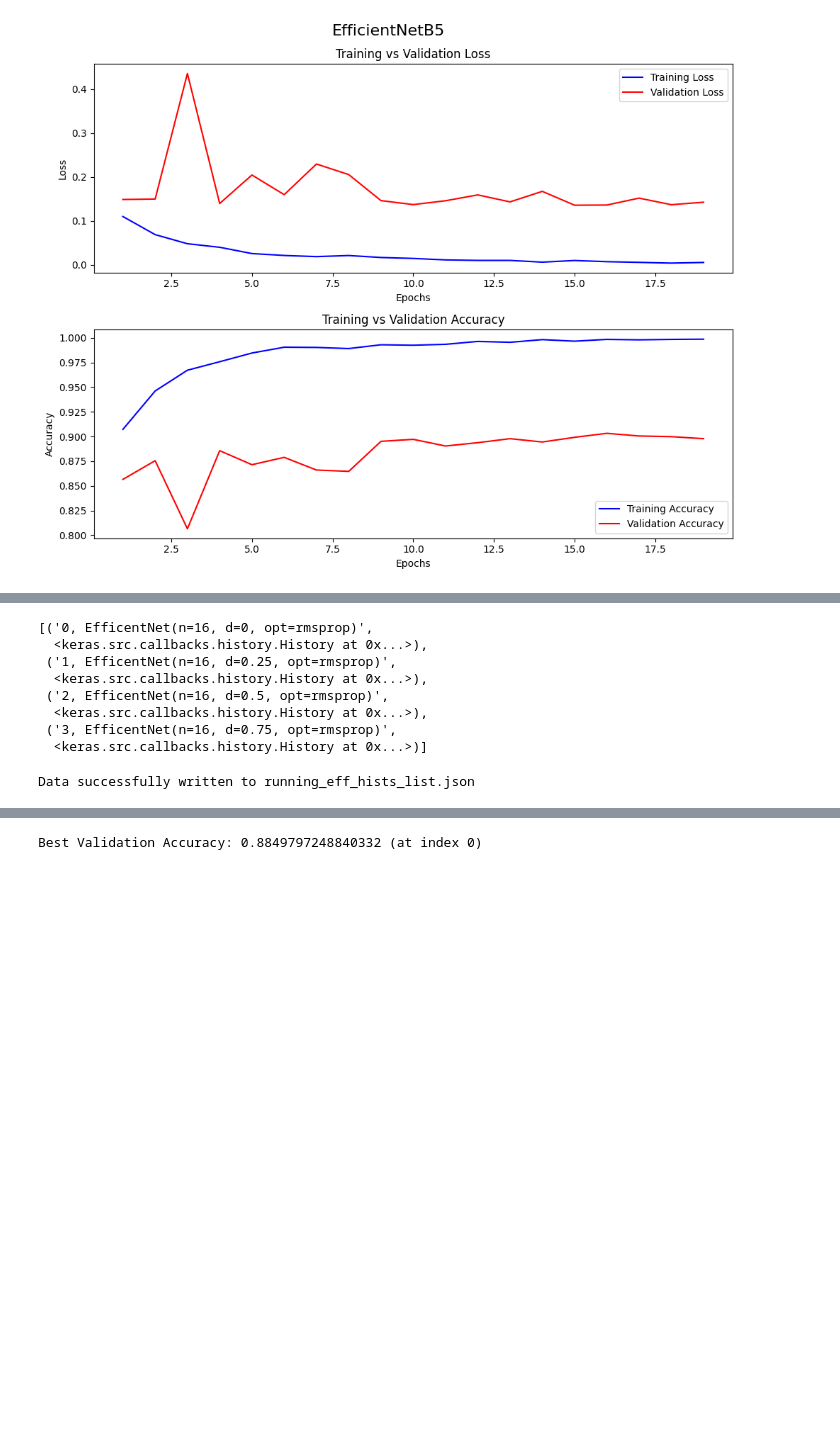
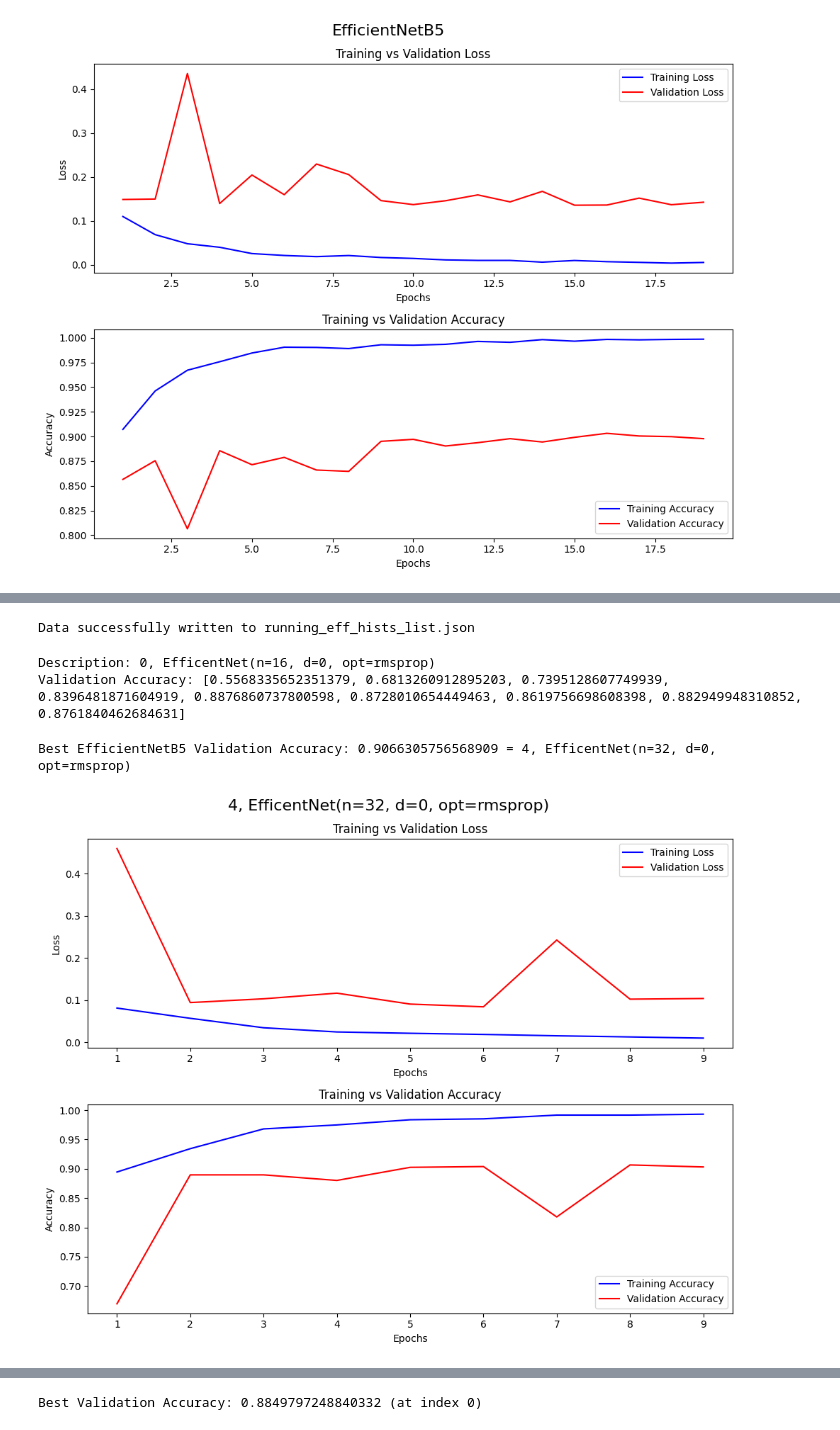
Before and after one commit to evanhollier/4531_Final, a Jupyter notebook: baselines.ipynb, the cells around one changed output, grey strips where cells are left out. Saved outputs shown, nothing was run; the diff lists cells and outputs as text; code cells hidden in the pictures; blank space fills up the shorter version.

Commit message:
finish running rmsprop EfficentNet combinations

```diff
--- a/baselines.ipynb
+++ b/baselines.ipynb
@@ -325,10 +309,13 @@ def make_n_fit_Xcept(n, d, opt, n_epochs=10):
 # %%
-running_eff_hists_list = []
-hist_id = 0
+# run once before doing any batches. will overwrite current work.
+#running_eff_hists_list = []
+#hist_id = 0
+# now that running_eff_hists_list exists, load it from the json (below)
 # %%
 # What we loop through
-optimizers = ["rmsprop"]#, "adam"]
-# total_neurons = [16, 32, 64, 128, 256]
+# optimizers = ["rmsprop", "adam"]
+optimizers = ["adam"]
+# total_neurons = [16, 32, 64, 128]
 total_neurons = [16]
 drops = [0, .25, .5]
 
@@ -365,12 +344 @@ print(len(running_eff_hists_list))
-# %%
-running_eff_hists_list
-# %% [output]
-[('0, EfficentNet(n=16, d=0, opt=rmsprop)',
-  <keras.src.callbacks.history.History at 0x...>),
- ('1, EfficentNet(n=16, d=0.25, opt=rmsprop)',
-  <keras.src.callbacks.history.History at 0x...>),
- ('2, EfficentNet(n=16, d=0.5, opt=rmsprop)',
-  <keras.src.callbacks.history.History at 0x...>),
- ('3, EfficentNet(n=16, d=0.75, opt=rmsprop)',
-  <keras.src.callbacks.history.History at 0x...>)]
 # %%
@@ -401,3 +365,60 @@ Data successfully written to running_eff_hists_list.json
 # Read the serialized histories from the JSON file
 with open('running_eff_hists_list.json', 'r') as json_file:
     serialized_histories = json.load(json_file)
+# %%
+# Rebuild running_eff_hists_list (and eventually running_xcept_hists_list) by mimicing history object
+class SimplifiedHistory:
+    def __init__(self, history_data):
+        self.history = history_data
+
+def rebuild_running_hists_list(json_filename):
+    with open(json_filename, 'r') as json_file:
+        serialized_histories = json.load(json_file)
+
+    running_hists_list = []
+    for description, history_data in serialized_histories.items():
+        simplified_history = SimplifiedHistory({
+            'train_loss': history_data.get('train_loss', []),
+            'val_loss': history_data.get('val_loss', []),
+            'train_accuracy': history_data.get('train_accuracy', []),
+            'val_accuracy': history_data.get('val_accuracy', [])
+        })
+        running_hists_list.append((description, simplified_history))
+
+    return running_hists_list
+
+running_eff_hists_list = rebuild_running_hists_list('running_eff_hists_list.json')
+hist_id = len(running_eff_hists_list)
+
+# Print the first history's val_accuracy to verify
+first_description, first_history = running_eff_hists_list[0]
+print(f"Description: {first_description}")
+print(f"Validation Accuracy: {first_history.history['val_accuracy']}")
+# %% [output]
+Description: 0, EfficentNet(n=16, d=0, opt=rmsprop)
+Validation Accuracy: [0.5568335652351379, 0.6813260912895203, 0.7395128607749939, 0.8396481871604919, 0.8876860737800598, 0.8728010654449463, 0.8619756698608398, 0.882949948310852, 0.8761840462684631]
+# %%
+best_validation_accuracy = 0
+best_index = -1
+
+for id, hist in serialized_histories.items():
+    validation_accuracy = hist['val_accuracy']
+    max_val_acc = max(validation_accuracy)
+    if max_val_acc > best_validation_accuracy:
+        best_validation_accuracy = max_val_acc
+        best_hist = hist
+        best_id = id
+
+print(f"Best EfficientNetB5 Validation Accuracy: {best_validation_accuracy} = {best_id}")
+
+
+simplified_best_hist = SimplifiedHistory({
+    'loss': best_hist['train_loss'],
+    'val_loss': best_hist['val_loss'],
+    'accuracy': best_hist['train_accuracy'],
+    'val_accuracy': best_hist['val_accuracy']
+})
+make_graphs(simplified_best_hist, best_id)
+# %% [output]
+Best EfficientNetB5 Validation Accuracy: 0.9066305756568909 = 4, EfficentNet(n=32, d=0, opt=rmsprop)
+[figure, added]
```
Also changed, not shown: parts of 12 cells of this notebook, 1 other file.
